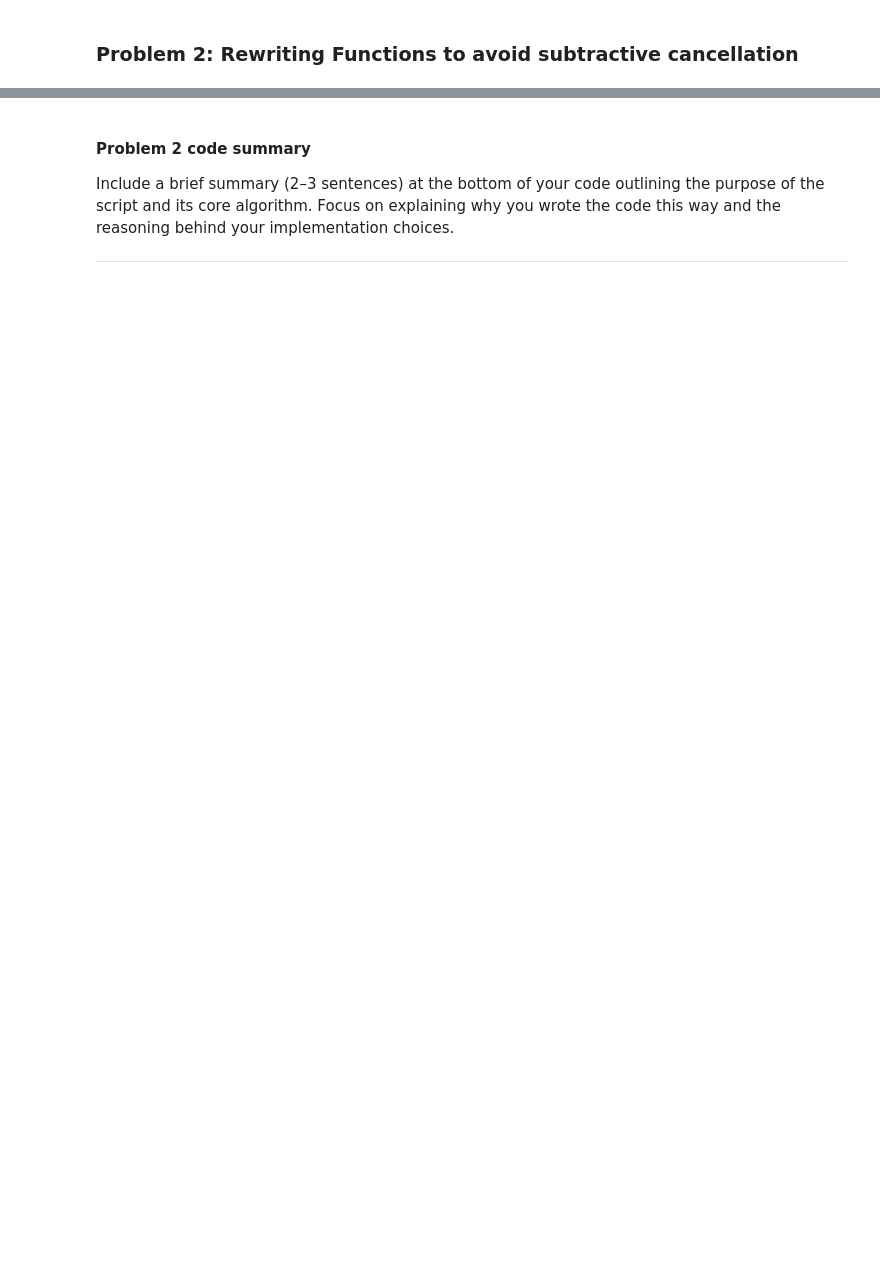
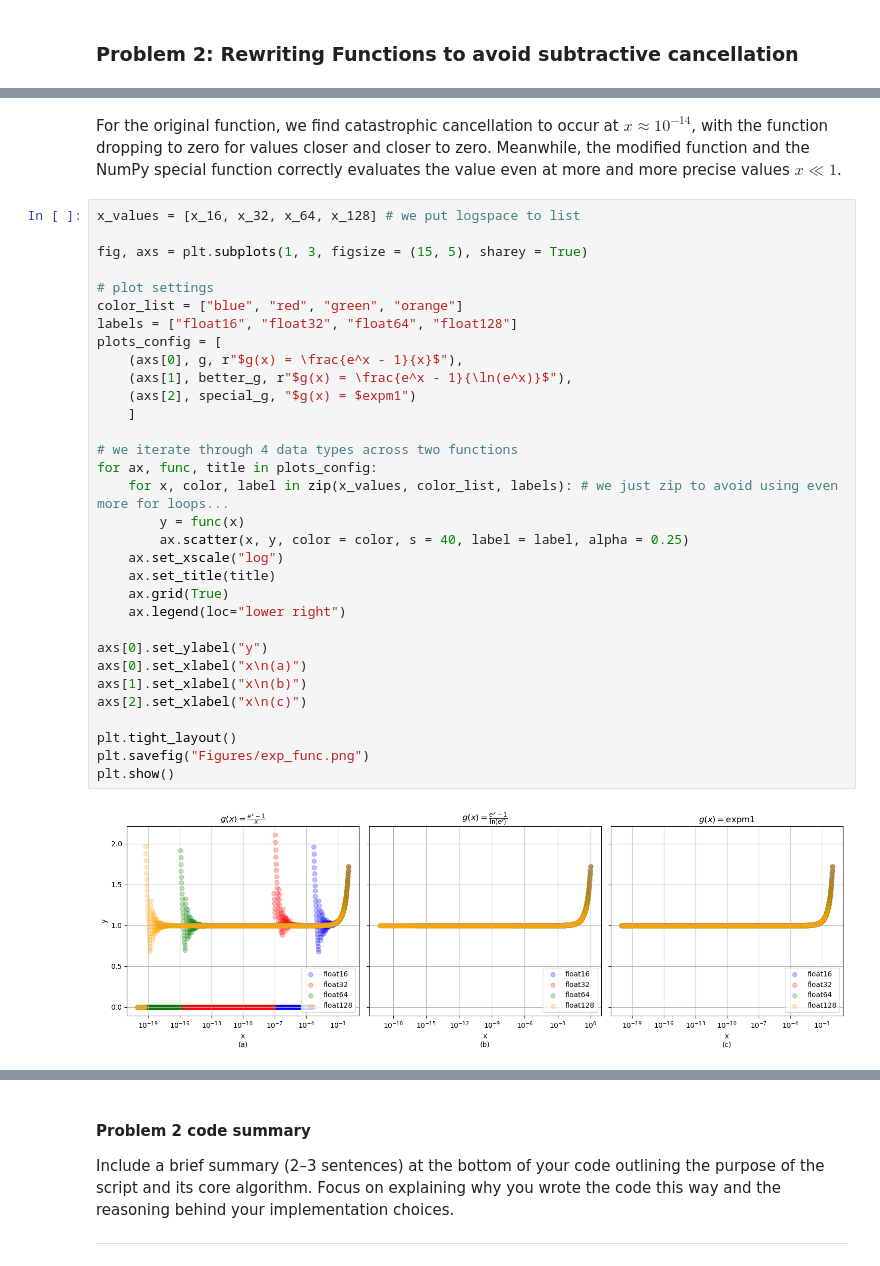
Before and after one commit to LorenzoJoquino/AP155_TX1_1sAY2627, a Jupyter notebook: Rivera/Exercise 2/2SubtractiveCancellation_Surname.ipynb, the cells around one changed output, grey strips where cells are left out. Cells and saved outputs as stored; diff of their text form; blank space fills up the shorter version.

```diff
--- a/Rivera/Exercise 2/2SubtractiveCancellation_Surname.ipynb
+++ b/Rivera/Exercise 2/2SubtractiveCancellation_Surname.ipynb
@@ -190,0 +266,36 @@ plt.show()
+# %% [markdown]
+For the original function, we find catastrophic cancellation to occur at $x \approx 10^{-14}$, with the function dropping to zero for values closer and closer to zero. Meanwhile, the modified function and the NumPy special function correctly evaluates the value even at more and more precise values $x \ll 1$.
+# %%
+x_values = [x_16, x_32, x_64, x_128] # we put logspace to list
+
+fig, axs = plt.subplots(1, 3, figsize = (15, 5), sharey = True)
+
+# plot settings
+color_list = ["blue", "red", "green", "orange"]
+labels = ["float16", "float32", "float64", "float128"]
+plots_config = [
+    (axs[0], g, r"$g(x) = \frac{e^x - 1}{x}$"),
+    (axs[1], better_g, r"$g(x) = \frac{e^x - 1}{\ln(e^x)}$"),
+    (axs[2], special_g, "$g(x) = $expm1")
+    ]
+
+# we iterate through 4 data types across two functions
+for ax, func, title in plots_config:
+    for x, color, label in zip(x_values, color_list, labels): # we just zip to avoid using even more for loops...
+        y = func(x)
+        ax.scatter(x, y, color = color, s = 40, label = label, alpha = 0.25)
+    ax.set_xscale("log")
+    ax.set_title(title)
+    ax.grid(True)
+    ax.legend(loc="lower right")
+
+axs[0].set_ylabel("y")
+axs[0].set_xlabel("x\n(a)")
+axs[1].set_xlabel("x\n(b)")
+axs[2].set_xlabel("x\n(c)")
+
+plt.tight_layout()
+plt.savefig("Figures/exp_func.png")
+plt.show()
+# %% [output]
+[figure, added]
```
Also changed, not shown: parts of 17 cells of this notebook, 2 other files.
